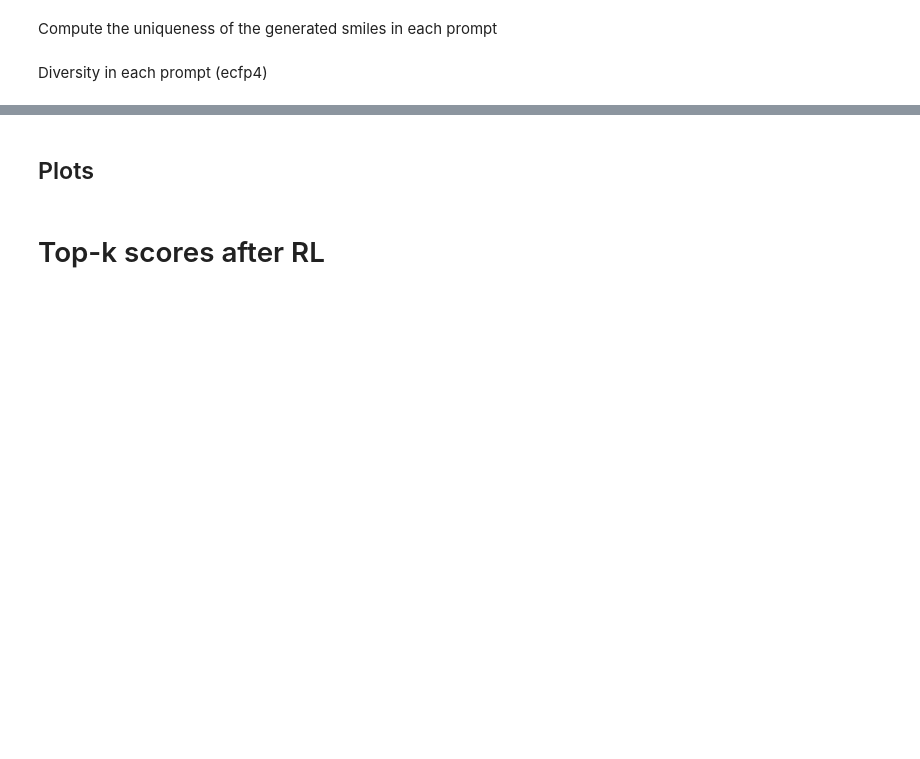
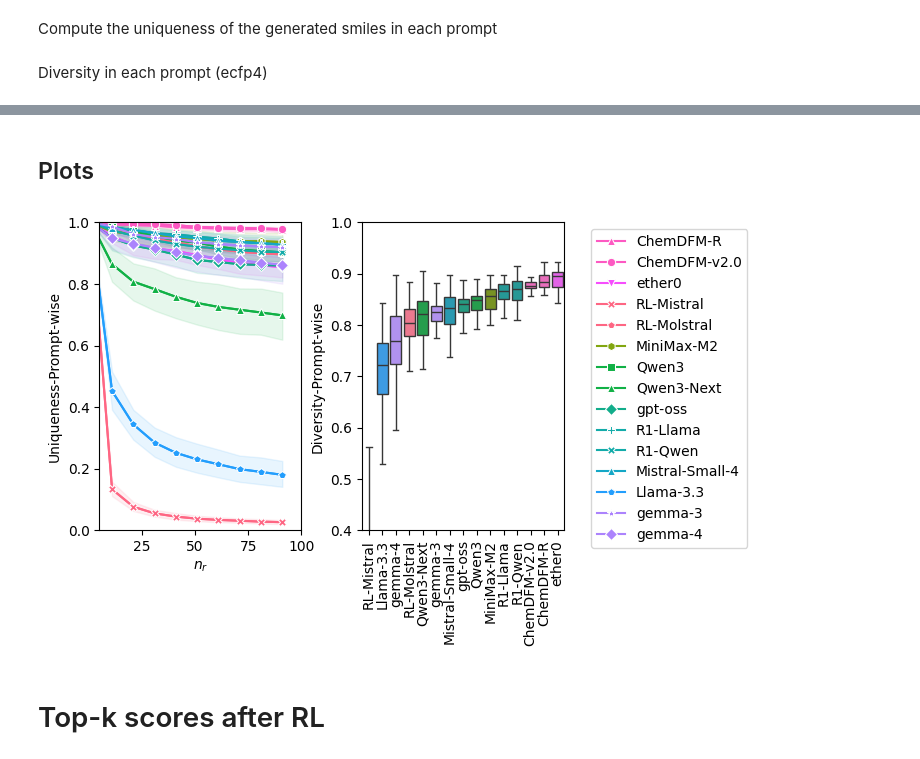
Before and after one commit to Fransou/MolRGen, a Jupyter notebook: notebooks/results/MolGenOutput.ipynb, the cells around one changed output, grey strips where cells are left out. Drawn from its saved outputs; the diff is of its cells as text; code cells hidden in the pictures; blank space fills up the shorter version.

```diff
--- a/notebooks/results/MolGenOutput.ipynb
+++ b/notebooks/results/MolGenOutput.ipynb
@@ -144,2 +185,0 @@ uniq_ap_df["n_rollout"] = uniq_ap_df["n_rollout"].apply(int)
-# %% [markdown]
-## Plots
@@ -177,2 +186,48 @@ fig.savefig(f"{FIG_PATH}/uniqueness_diversity.pdf", bbox_inches='tight')
+# %%
+fp_fn = fp_name_to_fn("ecfp4-2048")
+
+sub_df = df[df.Mol.apply(lambda x: x is not None)].drop_duplicates(subset=["prompt_id", "CanSMI"])
+sub_df["fps"] = sub_df["Mol"].progress_apply(fp_fn)
+
+sim_df = sub_df.groupby(["Model", "prompt_id"]).agg(
+    **{
+        f"{k}":pd.NamedAgg(
+            column="fps",
+            aggfunc=aggregate_molgen_fn("diversity",k, is_fp=True))
+        for k in [50]
+    }
+).reset_index()
+sim_df = sim_df.melt(id_vars=["Model"], value_vars=[str(k) for k in [50]], var_name="n_rollout")
+sim_df["n_rollout"] = sim_df["n_rollout"].apply(int)
+# %% [markdown]
+## Plots
+# %%
+from notebooks.utils import CMAP_MODELS, MARKER_MODELS
+
+fig, axes = plt.subplots(1, 2, figsize=(6,4), sharey=False, gridspec_kw={"wspace":0.3})
+
+ax = axes[0]
+sns.lineplot(uniq_df, x="n_rollout", y="value", hue="Model", ax=ax, legend=False, palette=CMAP_MODELS, hue_order=CMAP_MODELS.keys(), err_kws={"alpha":0.1})
+sns.lineplot(uniq_df[uniq_df.n_rollout % 10 == 1], x="n_rollout", y="value", hue="Model", ax=ax, legend=True, palette=CMAP_MODELS, hue_order=CMAP_MODELS.keys(), errorbar=None, style="Model", dashes=False, markers = MARKER_MODELS)
+
+ax.set_ylabel("Uniqueness-Prompt-wise")
+ax.set_xlabel("$n_r$")
+ax.set_ylim(0,1)
+ax.set_xlim(5,100)
+# Move legend below plot
+ax.legend(bbox_to_anchor=(2.4, 1.0), loc='upper left', ncols=1)
+
+ax = axes[1]
+x_order = sim_df.groupby("Model")["value"].median().sort_values().index.tolist()
+sns.boxplot(sim_df, x="Model", y="value", hue="Model", ax=ax, legend = False, order=x_order, palette=CMAP_MODELS,fliersize=0)
+ax.set_ylabel("Diversity-Prompt-wise")
+ax.set_xlabel("")
+# rotate x ticks
+ax.set(ylim=(0.4,1))
+ax.tick_params(axis='x', rotation=90)
+
+fig.savefig(f"{FIG_PATH}/uniqueness_diversity.pdf", bbox_inches='tight')
+# %% [output]
+[figure, added]
 # %% [markdown]
 # Top-k scores after RL
```
Also changed, not shown: parts of 28 cells of this notebook.
